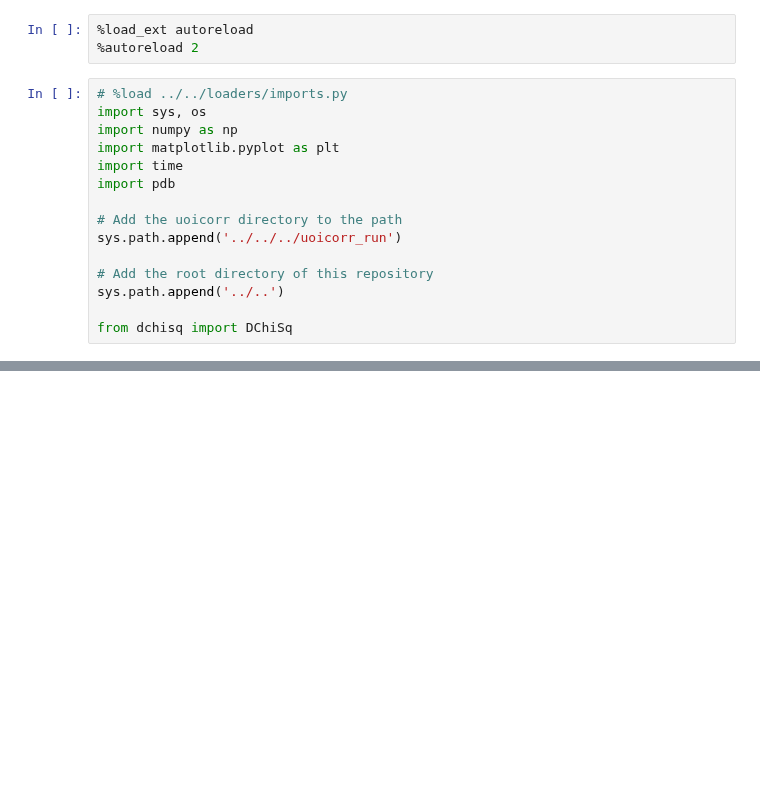
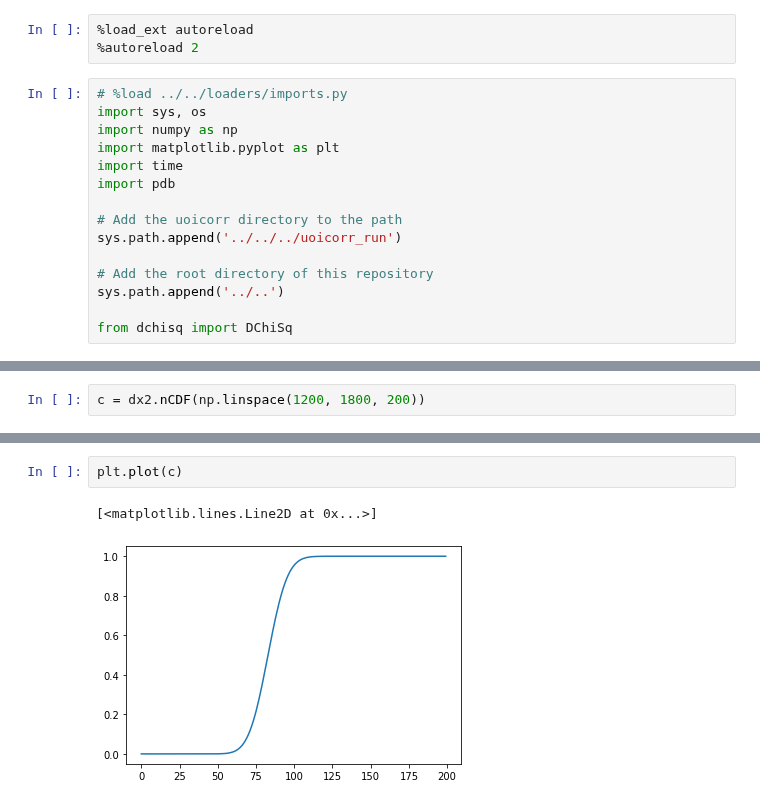
Before and after one commit to akumar01/uoicorr_analysis, a Jupyter notebook: notebooks/Theory/DChiSq.ipynb, the cells around one changed output, grey strips where cells are left out. Saved outputs shown, nothing was run; the diff lists cells and outputs as text; blank space fills up the shorter version.

```diff
--- a/notebooks/Theory/DChiSq.ipynb
+++ b/notebooks/Theory/DChiSq.ipynb
@@ -27,3 +22,5 @@ p = dx2.nPDF(np.linspace(10, 400))
+# %%
+c = dx2.nCDF(np.linspace(1200, 1800, 200))
 # %%
 # Compare to Monte Carlo
 n_samples = int(1e7)
@@ -49,0 +47,5 @@ plt.hist(samples, density=True)
+# %%
+plt.plot(c)
+# %% [output]
+[<matplotlib.lines.Line2D at 0x...>]
+[figure, added]
```
Also changed, not shown: parts of 10 cells of this notebook, 1 other file.
